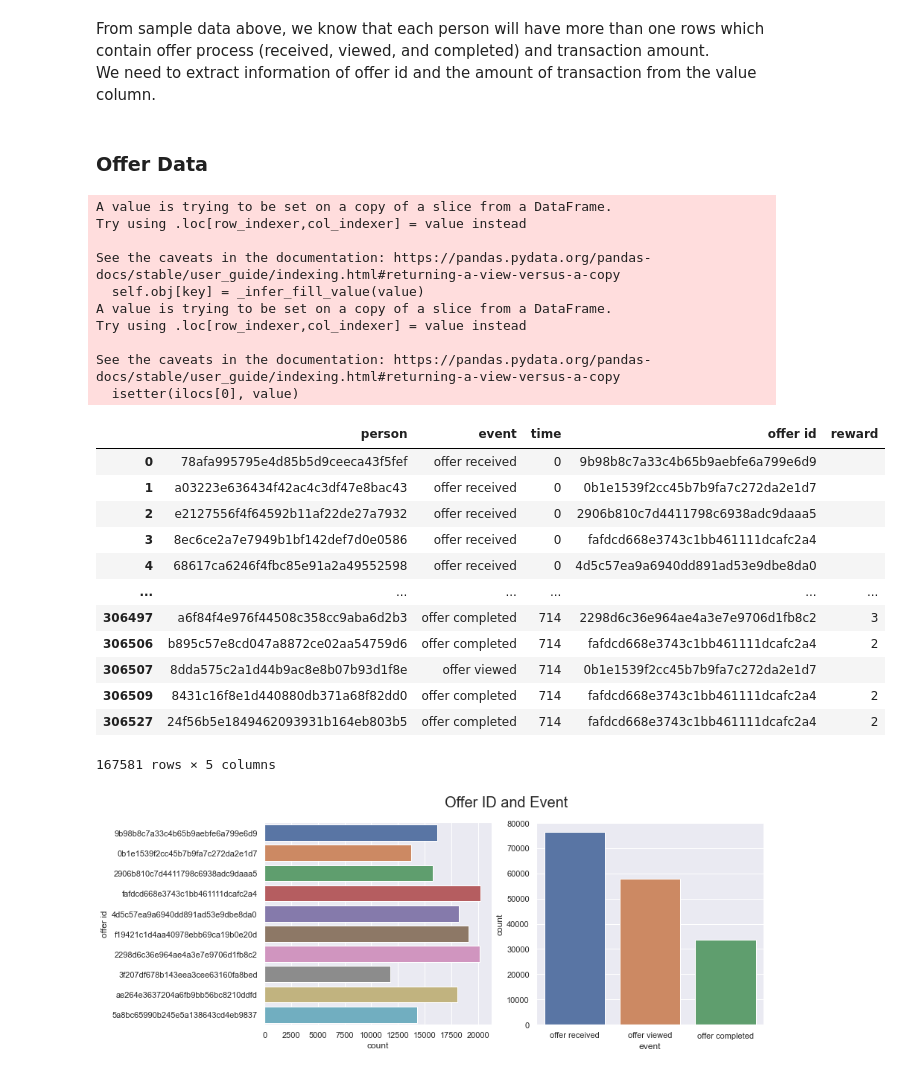
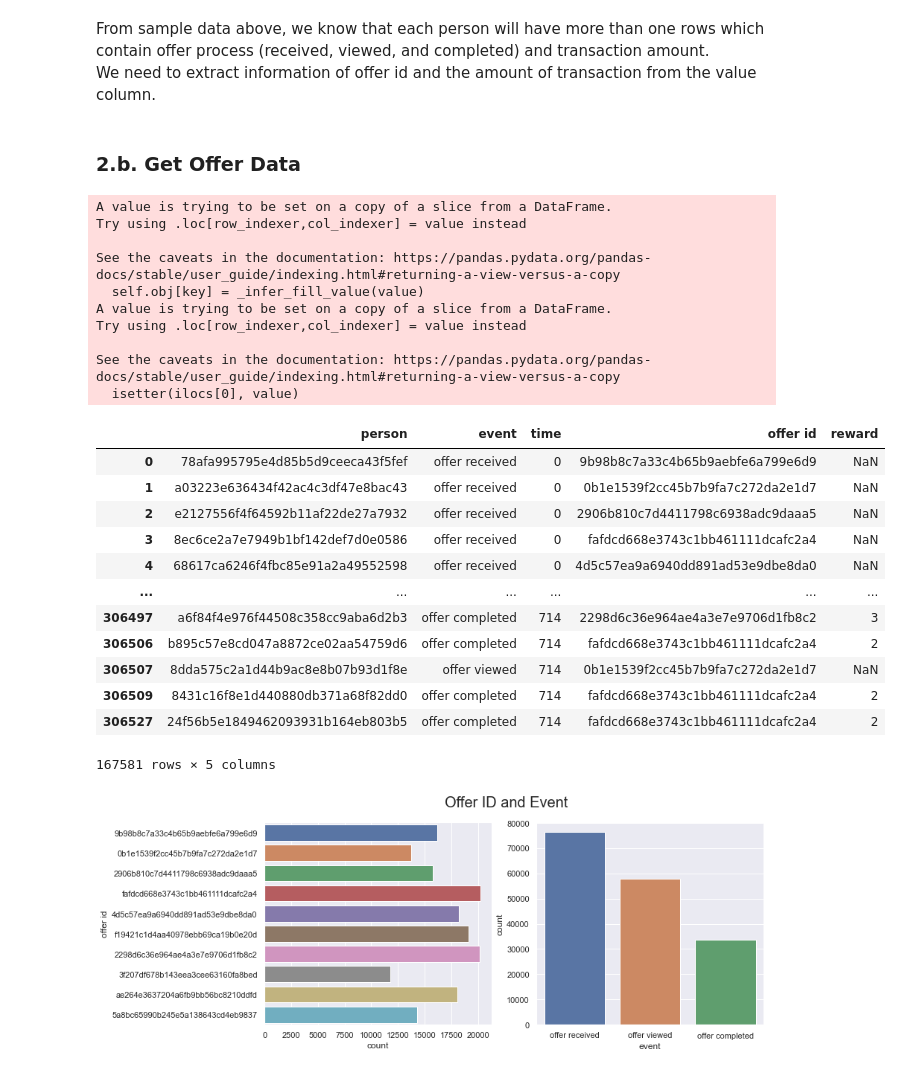
Before and after one commit to miqbalrp/Starbucks_Clustering, a Jupyter notebook: notebook/1. prep.ipynb, the cells around one changed output. Saved outputs shown, nothing was run; the diff lists cells and outputs as text; code cells hidden in the pictures.

```diff
--- a/notebook/prep.ipynb
+++ b/notebook/1. prep.ipynb
@@ -204,40 +210,40 @@ df_transcript['person'].nunique()
 From sample data above, we know that each person will have more than one rows which contain offer process (received, viewed, and completed) and transaction amount.<br>
 We need to extract information of offer id and the amount of transaction from the value column.
 # %% [markdown]
-### Offer Data
+### 2.b. Get Offer Data
 # %%
 df_offer = df_transcript[df_transcript['event']!='transaction']
 
 pattern = re.compile("{'.+': '([a-z0-9]+)'.*}")
 df_offer.loc[:,'offer id'] = df_offer.loc[:,'value'].apply(lambda row: pattern.findall(str(row))[0])
 
 pattern2= re.compile("{.+'reward': (\d{1})}")
 df_offer.loc[:,'reward'] = df_offer.loc[:,'value'].apply(lambda row: pattern2.findall(str(row)))
 
-df_offer.loc[:,'reward'] = df_offer.loc[:,'reward'].apply(lambda row: row[0] if len(row)>0 else '')
+df_offer.loc[:,'reward'] = df_offer.loc[:,'reward'].apply(lambda row: row[0] if len(row)>0 else np.nan)
 df_offer = df_offer.drop(columns='value')
 df_offer
 # %% [output]
 A value is trying to be set on a copy of a slice from a DataFrame.
 Try using .loc[row_indexer,col_indexer] = value instead
 
 See the caveats in the documentation: https://pandas.pydata.org/pandas-docs/stable/user_guide/indexing.html#returning-a-view-versus-a-copy
   self.obj[key] = _infer_fill_value(value)
 A value is trying to be set on a copy of a slice from a DataFrame.
 Try using .loc[row_indexer,col_indexer] = value instead
 
 See the caveats in the documentation: https://pandas.pydata.org/pandas-docs/stable/user_guide/indexing.html#returning-a-view-versus-a-copy
   isetter(ilocs[0], value)
 |  | person | event | time | offer id | reward |
-| 0 | 78afa995795e4d85b5d9ceeca43f5fef | offer received | 0 | 9b98b8c7a33c4b65b9aebfe6a799e6d9 |  |
-| 1 | a03223e636434f42ac4c3df47e8bac43 | offer received | 0 | 0b1e1539f2cc45b7b9fa7c272da2e1d7 |  |
-| 2 | e2127556f4f64592b11af22de27a7932 | offer received | 0 | 2906b810c7d4411798c6938adc9daaa5 |  |
-| 3 | 8ec6ce2a7e7949b1bf142def7d0e0586 | offer received | 0 | fafdcd668e3743c1bb461111dcafc2a4 |  |
-| 4 | 68617ca6246f4fbc85e91a2a49552598 | offer received | 0 | 4d5c57ea9a6940dd891ad53e9dbe8da0 |  |
+| 0 | 78afa995795e4d85b5d9ceeca43f5fef | offer received | 0 | 9b98b8c7a33c4b65b9aebfe6a799e6d9 | NaN |
+| 1 | a03223e636434f42ac4c3df47e8bac43 | offer received | 0 | 0b1e1539f2cc45b7b9fa7c272da2e1d7 | NaN |
+| 2 | e2127556f4f64592b11af22de27a7932 | offer received | 0 | 2906b810c7d4411798c6938adc9daaa5 | NaN |
+| 3 | 8ec6ce2a7e7949b1bf142def7d0e0586 | offer received | 0 | fafdcd668e3743c1bb461111dcafc2a4 | NaN |
+| 4 | 68617ca6246f4fbc85e91a2a49552598 | offer received | 0 | 4d5c57ea9a6940dd891ad53e9dbe8da0 | NaN |
 | ... | ... | ... | ... | ... | ... |
 | 306497 | a6f84f4e976f44508c358cc9aba6d2b3 | offer completed | 714 | 2298d6c36e964ae4a3e7e9706d1fb8c2 | 3 |
 | 306506 | b895c57e8cd047a8872ce02aa54759d6 | offer completed | 714 | fafdcd668e3743c1bb461111dcafc2a4 | 2 |
-| 306507 | 8dda575c2a1d44b9ac8e8b07b93d1f8e | offer viewed | 714 | 0b1e1539f2cc45b7b9fa7c272da2e1d7 |  |
+| 306507 | 8dda575c2a1d44b9ac8e8b07b93d1f8e | offer viewed | 714 | 0b1e1539f2cc45b7b9fa7c272da2e1d7 | NaN |
 | 306509 | 8431c16f8e1d440880db371a68f82dd0 | offer completed | 714 | fafdcd668e3743c1bb461111dcafc2a4 | 2 |
 | 306527 | 24f56b5e1849462093931b164eb803b5 | offer completed | 714 | fafdcd668e3743c1bb461111dcafc2a4 | 2 |
 167581 rows × 5 columns
```
Also changed, not shown: parts of 27 cells of this notebook, 8 other files.
